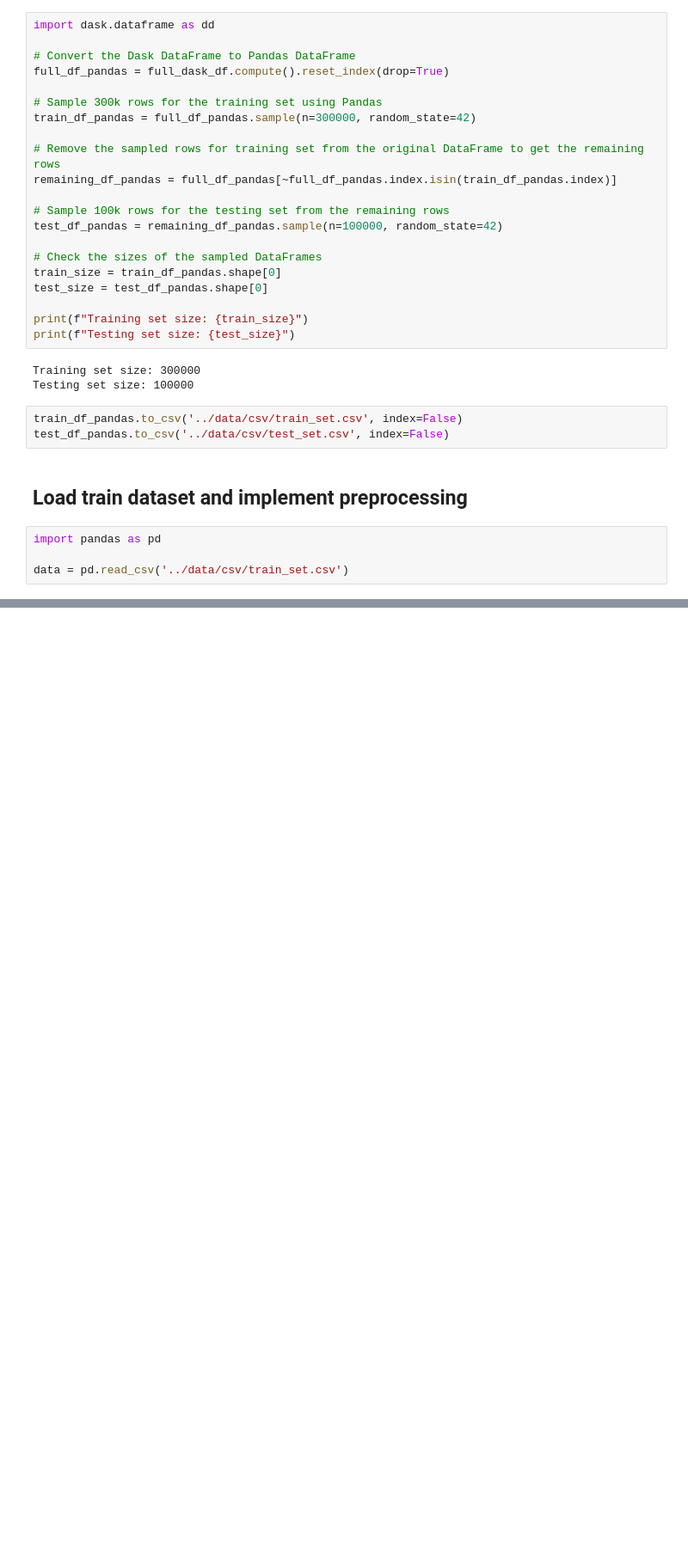
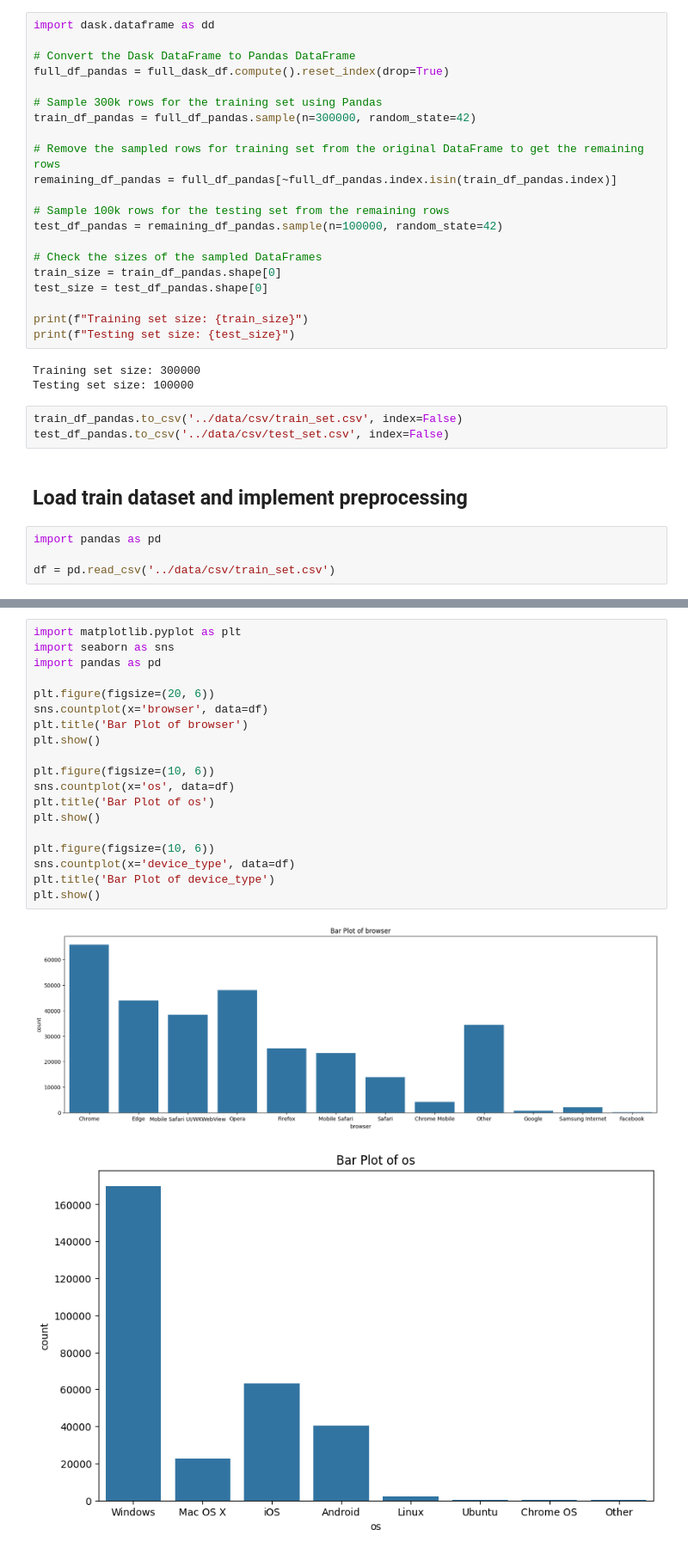
Before and after one commit to UtkarshS20/vpn_annotator, a Jupyter notebook: notebooks/model_training.ipynb, the cells around one changed output, grey strips where cells are left out. Shown: that part at 86% size. Cells and saved outputs as stored; diff of their text form; blank space fills up the shorter version.

```diff
--- a/notebooks/model_training.ipynb
+++ b/notebooks/model_training.ipynb
@@ -142,4 +142,4 @@ test_df_pandas.to_csv('../data/csv/test_set.csv', index=False)
 # %%
 import pandas as pd
 
-data = pd.read_csv('../data/csv/train_set.csv')
+df = pd.read_csv('../data/csv/train_set.csv')
@@ -145,0 +235,22 @@ data = pd.read_csv('../data/csv/train_set.csv')
+# %%
+import matplotlib.pyplot as plt
+import seaborn as sns
+import pandas as pd
+
+plt.figure(figsize=(20, 6))
+sns.countplot(x='browser', data=df)
+plt.title('Bar Plot of browser')
+plt.show()
+
+plt.figure(figsize=(10, 6))
+sns.countplot(x='os', data=df)
+plt.title('Bar Plot of os')
+plt.show()
+
+plt.figure(figsize=(10, 6))
+sns.countplot(x='device_type', data=df)
+plt.title('Bar Plot of device_type')
+plt.show()
+# %% [output]
+[figure, added]
+[figure, added]
```
Also changed, not shown: parts of 15 cells of this notebook.
